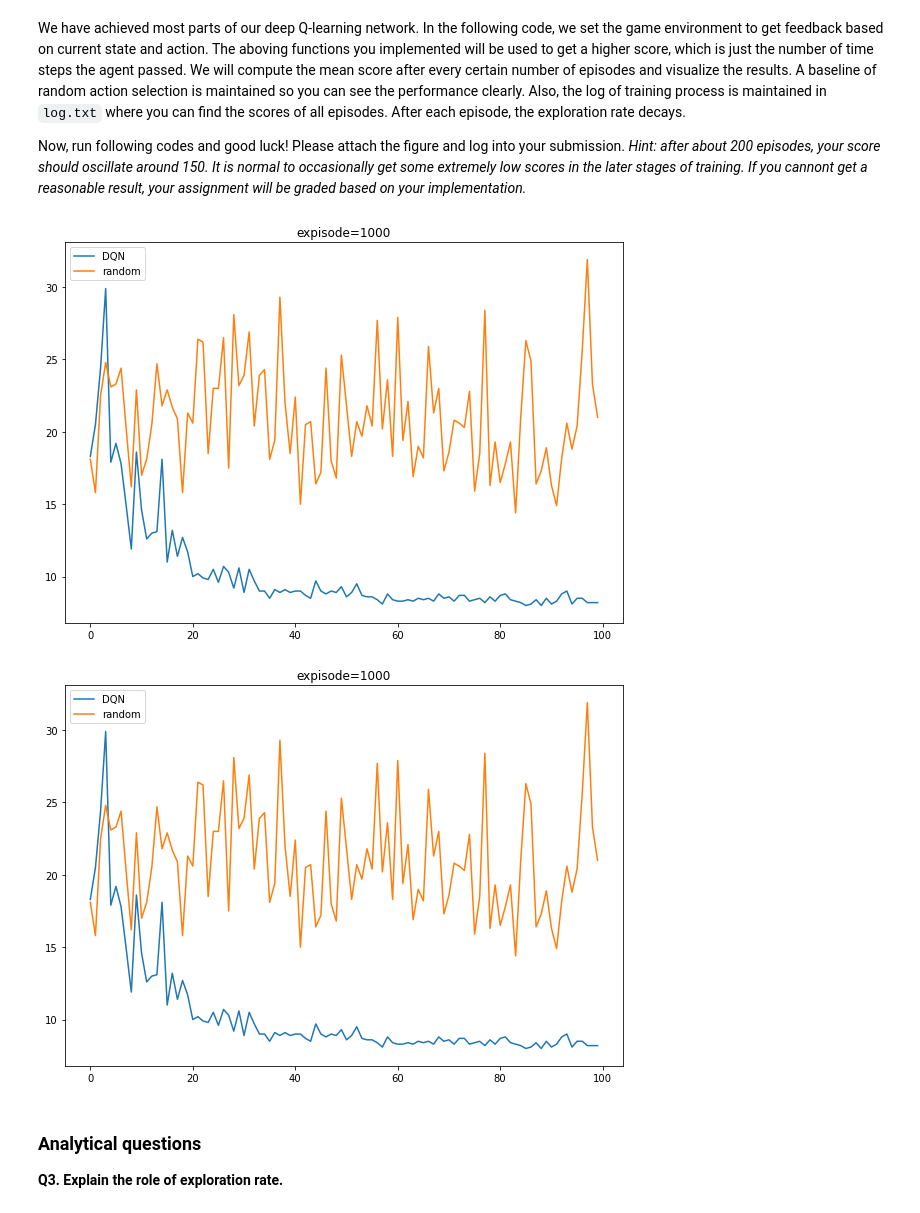
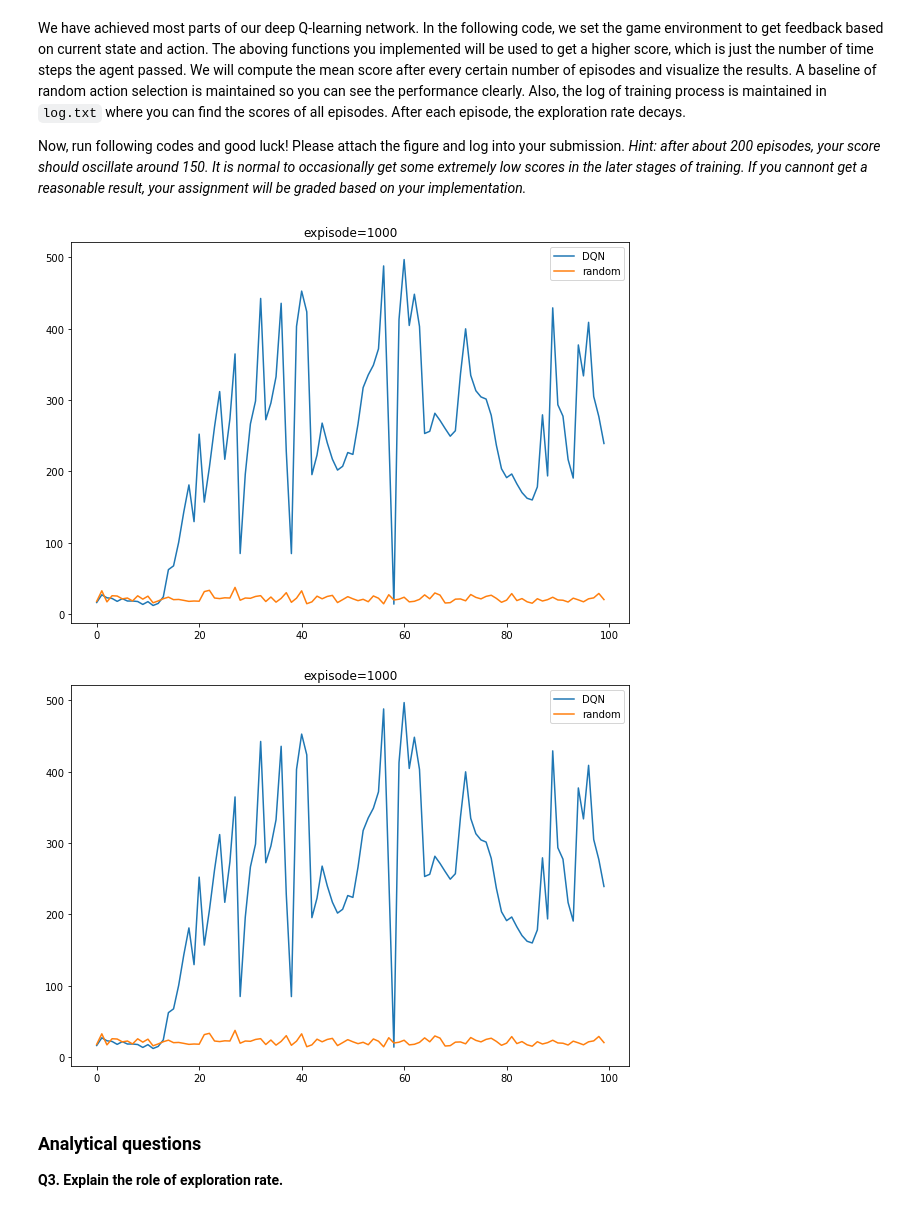
Before and after one commit to chen-ych/InfoHub, a Jupyter notebook: pa5/DQN.ipynb, the cells around one changed output. Cells and saved outputs as stored; diff of their text form; code cells hidden in the pictures.

```diff
--- a/pa5/DQN.ipynb
+++ b/pa5/DQN.ipynb
@@ -184,26 +184,12 @@ def replay(memory, q_model, batch_size):
     rewards = np.array([minibatch[i][2] for i in range(batch_size)])
     next_states = np.array([minibatch[i][3] for i in range(batch_size)])
     terminal = np.array([minibatch[i][4] for i in range(batch_size)]).astype(float)
-    gamma1 = .0005
-    #print(next_states[1])
-    #print("qmodel(nst)=",q_model(next_states).shape,"amaxqmd=",np.amax(q_model(next_states),axis=1).shape)
     ### start of your codes
-    #print(terminal)
-    Y = rewards + gamma1*np.amax(q_model(next_states),axis=1)*(1-terminal)
+    Y = rewards + gamma*np.amax(q_model(next_states),axis=1)*(1-terminal)
     predy = q_model(states)
-    print("predy=",predy)
     onehot_action = np.eye(2)[actions]
-    #print(onehot_action)
     onehot_y = np.array([ [Y[i] * onehot_action[i][0],Y[i]*onehot_action[i][1]] for i in range(batch_size)])
-    #print("o11ny=",onehot_y.shape)
-
     back_y = onehot_y + (1-onehot_action) * predy
-    #print("act=",actions)
-    ##print('predy=',(1-onehot_action)*predy)
-    ##print("hoty=",onehot_y)
-    ##print('backy=',back_y)
-    #print(onehot_y-predy)
-
     q_model.backward(back_y)
     ### end of your codes
     return q_model
@@ -223,51 +209,50 @@ score_random = 0
 plot_n = 10
 batch_size = 100
 plt.figure(figsize=(10, 7))
-M = 1000
 for episode in range(M):
+    print('episode = ', episode)
     state_dqn = env.reset()
     for time in range(T):
         #env.render()      # show the amination
-        #print(state_dqn)
         action = act(state_dqn)     # chose action
-        #print(action)
         next_state, reward, terminal, _ = env.step(action) # get feedback
-        reward = 5 if not terminal else -10000  # get -10 reward if fail
+        reward = 5 if not terminal else -5  # get -10 reward if fail
         memory = remember(memory, state_dqn, action, reward, next_state, terminal) # store transition
         state_dqn = next_state
         if len(memory) > batch_size and time % 5 == 0: # train q_model
             q_model = replay(memory, q_model, batch_size)
         if terminal:
             print("episode: {}/{}, score: {}, epsilon: {:.2}"
-                  .format(episode, M, time, epsilon), file=open('./log1.txt', 'a'))
+                  .format(episode, M, time, epsilon), file=open('./log.txt', 'a'))
             break
     score_dqn += time
     # random action
     state_random = env.reset()
     for time in range(500):
         action = random.randint(0, action_size-1)
         next_state, _, terminal, _ = env.step(action) # get feedback
         state_random = next_state
         if terminal:
             break
     score_random += time
+    # plt.legend()
     if (episode+1) % plot_n == 0:
         display.clear_output()
         plt.clf()
         mean_score_dqn.append(score_dqn / plot_n)
         mean_score_random.append(score_random / plot_n)
         score_dqn = 0
         score_random = 0
         plt.title('expisode={}'.format(episode+1))
         plt.plot(mean_score_dqn, label="DQN")
         plt.plot(mean_score_random, label="random")
         plt.legend()
         display.display(plt.gcf())
     if epsilon > epsilon_min:
         epsilon *= epsilon_decay
 # %% [output]
-[figure, old version]
+[figure, new version]
-[figure, old version]
+[figure, new version]
 # %% [markdown]
 ### Analytical questions
 **Q3. Explain the role of exploration rate.**
```
Also changed, not shown: 1 other file.
